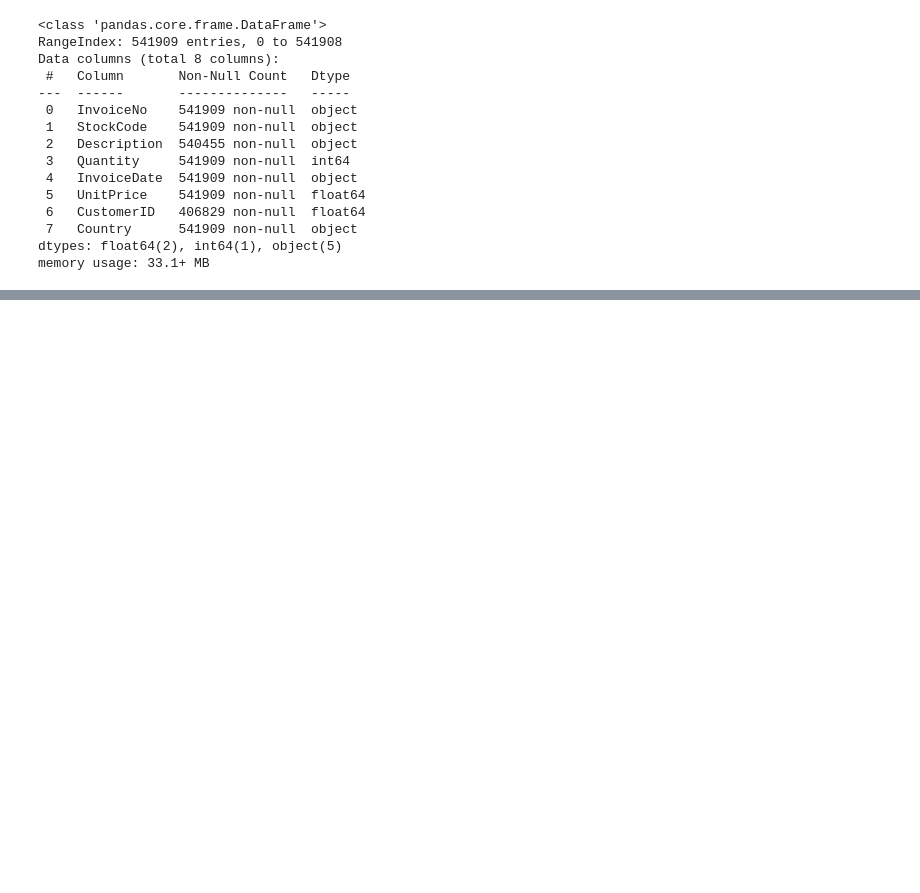
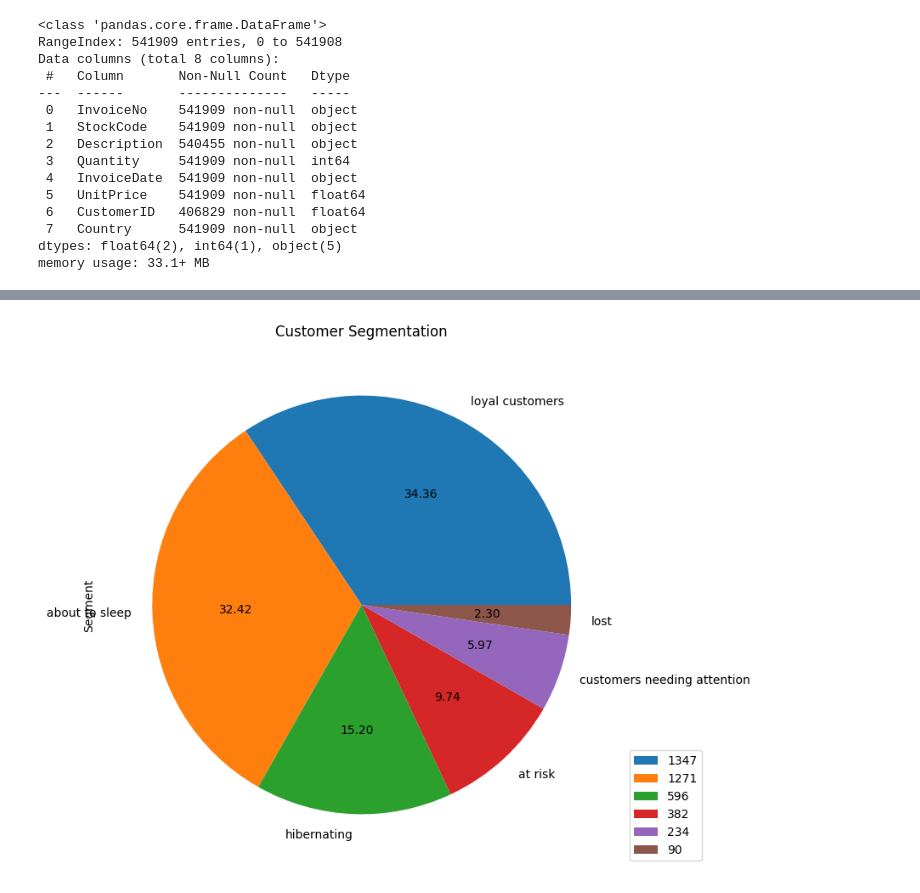
Before and after one commit to favkiet/Customer_segmentation, a Jupyter notebook: RFM.ipynb, the cells around one changed output, grey strips where cells are left out. Saved outputs shown, nothing was run; the diff lists cells and outputs as text; code cells hidden in the pictures; blank space fills up the shorter version.

```diff
--- a/RFM.ipynb
+++ b/RFM.ipynb
@@ -324,0 +223,12 @@ plt.show()
+# %%
+r_bins = [0, 78, 121, 180, 333, 384*2] #rfm_df.Recency.max()
+f_bins = [0, 20, 58, 99.25, 206.00, 314.05 ** 2] # rfm_df.Freq.max()
+m_bins = [0, 242.204, 465.628, 897.676, 1957.878, 5493.243 ** 2] #rfm_df.Money.max()
+
+#rfm_copy = uk_rfm.copy()
+
+
+rfm["R_score"] = pd.cut(rfm["Recency"], r_bins, right= True, retbins=False, labels=[5,4,3,2,1])
+rfm["F_score"] = pd.cut(rfm["Frequency"], f_bins, right= True, retbins=False, labels= [1,2,3,4,5])
+rfm["M_score"] = pd.cut(rfm["Monetary"], m_bins, right= True, retbins=False, labels= [1,2,3,4,5])
+rfm
@@ -324,0 +251,3 @@ plt.show()
+# %%
+rfm['RFM_score'] = rfm['R_score'].astype(str) + rfm['F_score'].astype(str) + rfm['M_score'].astype(str)
+rfm
@@ -324,0 +268,18 @@ plt.show()
+# %%
+segt_map = {
+    r'[4-5][4-5][4-5]': 'champions',
+    r'[2-5][3-5][3-5]': 'loyal customers',
+    r'[3-5][2-5][1-3]': 'potential loyalists',
+    r'[4-5][1-2][1-2]': 'recent customers',
+    r'[3-5][1-2][3-5]': 'promising',
+    r'[2-3][2-4][4-5]': 'customers needing attention',
+    r'[2-3][1-3][1-3]': 'about to sleep',
+    r'[1-2][2-5][2-5]': 'at risk',
+    r'[1-2][3-5][3-5]': 'cannot lose them',
+    r'[1-3][1-3][1-3]': 'hibernating',
+    r'[0-2][0-2][0-5]': 'lost'
+
+}
+
+rfm['Segment'] = rfm['R_score'].astype(str) + rfm['F_score'].astype(str) + rfm['M_score'].astype(str)
+rfm['Segment'] = rfm['Segment'].replace(segt_map, regex=True)
@@ -324,0 +316,11 @@ plt.show()
+# %%
+
+plt.subplots(figsize=(10, 8))
+rfm['Segment'].value_counts().plot(kind='pie', autopct = '%.2f')
+plt.title('RFM Segmentation')
+plt.legend(labels=rfm['Segment'].value_counts(), bbox_to_anchor=(1, 0), loc='lower left')
+plt.title('Customer Segmentation')
+#plt.ylabel('')
+plt.show()
+# %% [output]
+[figure, added]
```
Also changed, not shown: parts of 48 cells of this notebook.
